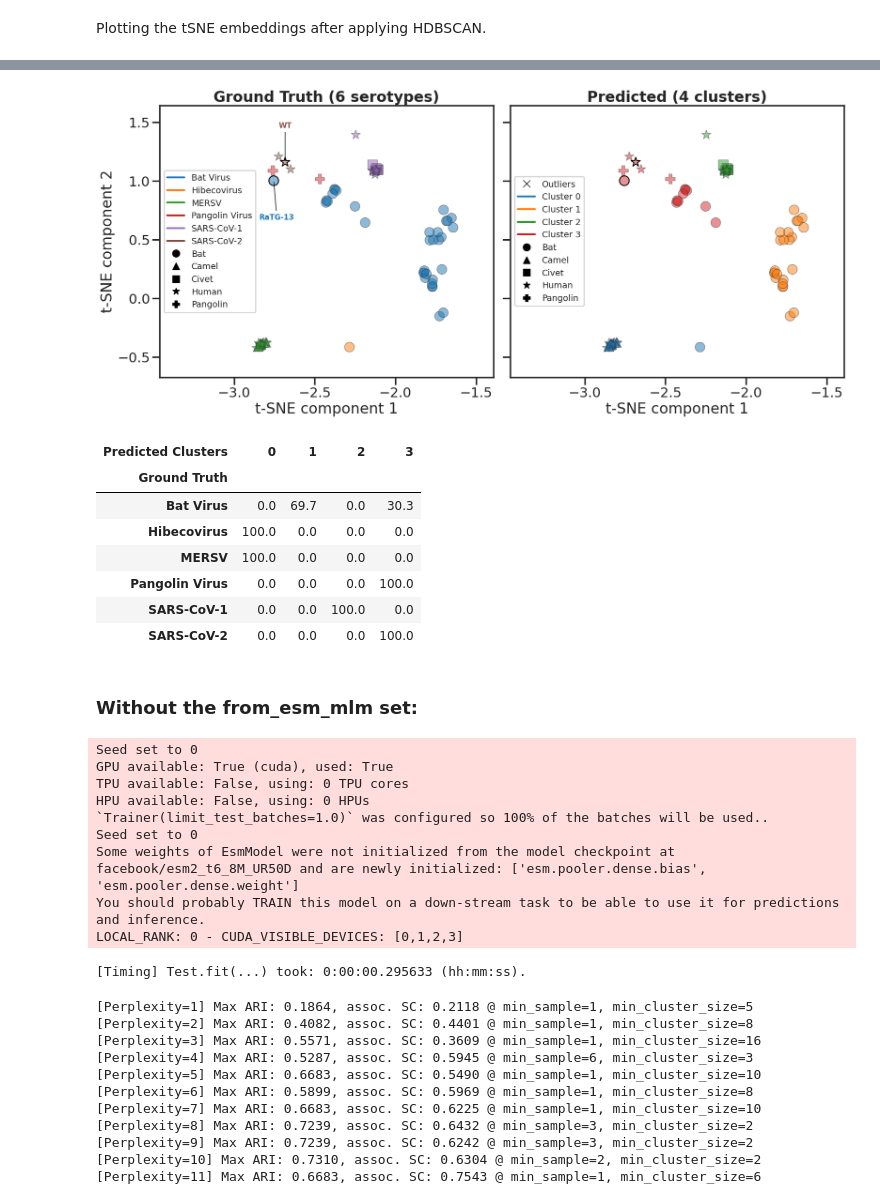
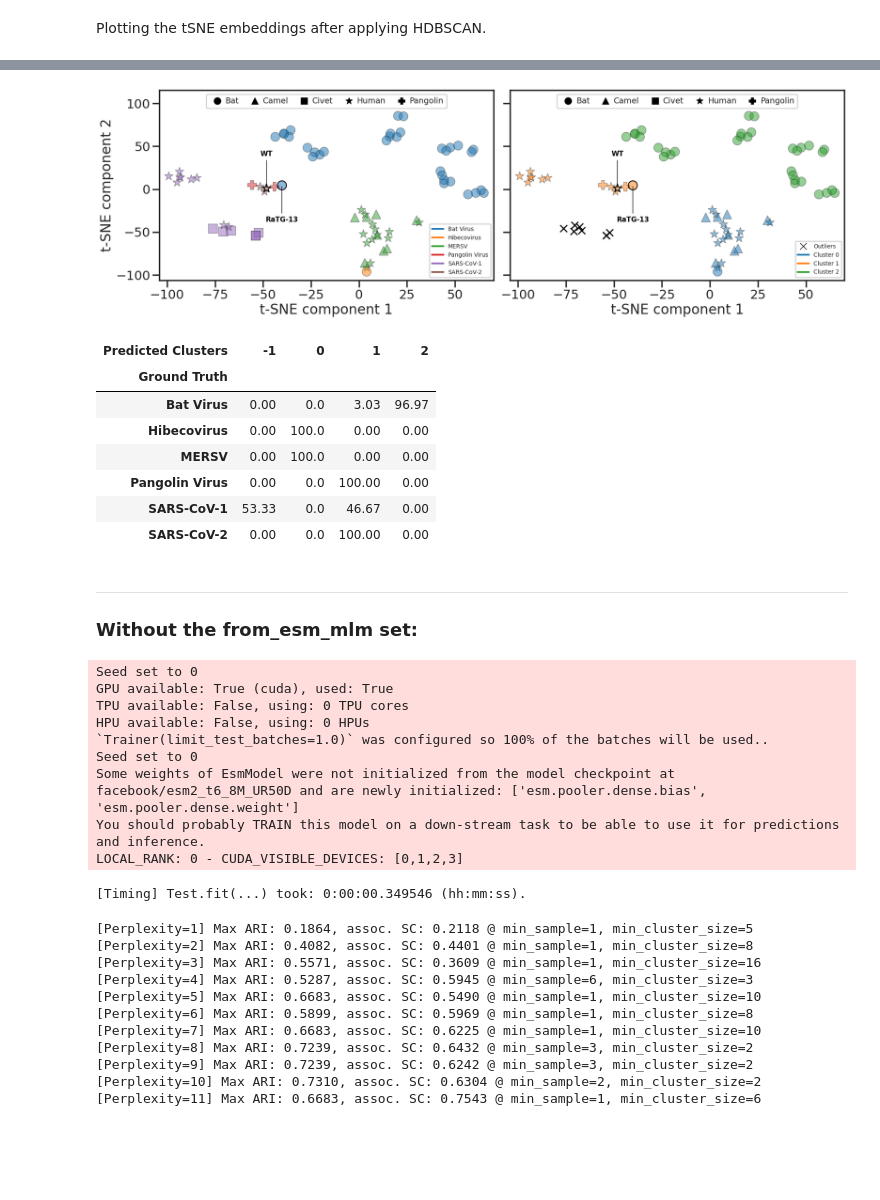
Before and after one commit to lanl/prime, a Jupyter notebook: notebooks/clustering/hdbscan_clustering-betacov.ipynb, the cells around one changed output, grey strips where cells are left out. Saved outputs shown, nothing was run; the diff lists cells and outputs as text; code cells hidden in the pictures; blank space fills up the shorter version.

Commit message:
add betacov clustering

```diff
--- a/notebooks/clustering/hdbscan_clustering-betacov.ipynb
+++ b/notebooks/clustering/hdbscan_clustering-betacov.ipynb
@@ -486,7 +486,8 @@ def plot_groundtruth_prediction_1x2(embedding_matrix, info_df, hdb_labels, annot
 
     sns.set_style('ticks')
     sns.set_context("poster")
-    fig, axs = plt.subplots(1, 2, figsize=(20, 8), sharey=True)
+    fig, axs = plt.subplots(1, 2, figsize=(21.5, 6), sharey=True)
+    # fig, axs = plt.subplots(1, 2, figsize=(20, 8), sharey=True)
     fig.subplots_adjust(wspace=0.05)  # Reduce the horizontal space between subplots
 
     #####################################################
@@ -522,14 +523,14 @@ def plot_groundtruth_prediction_1x2(embedding_matrix, info_df, hdb_labels, annot
             axs[0].annotate(
                 label,
                 (x, y), xytext=(x_offset, y_offset), textcoords='offset points',
-                color=variant_color_dict[row['Variant']],
+                color='k',
                 fontsize=12, fontweight='bold', ha='center', va='center',
                 arrowprops=dict(arrowstyle="-", color='k', lw=1)
             )
 
-    axs[0].set_title(f"Ground Truth ({len(unique_variants)} serotypes)", ha='center', fontweight='bold')
-    axs[0].set_xlim((plot_df['t-SNE component 1'].min()-x_min_width_buffer, plot_df['t-SNE component 1'].max()+0.25))
-    axs[0].set_ylim(plot_df['t-SNE component 2'].min()-0.25, plot_df['t-SNE component 2'].max()+0.25),
+    #axs[0].set_title(f"Ground Truth ({len(unique_variants)} serotypes)", ha='center', fontweight='bold')
+    axs[0].set_xlim((plot_df['t-SNE component 1'].min()-x_min_width_buffer, plot_df['t-SNE component 1'].max()+5))
+    axs[0].set_ylim(plot_df['t-SNE component 2'].min()-10, plot_df['t-SNE component 2'].max()+30),
 
     # Legend
     host_handles = [
@@ -540,8 +541,10 @@ def plot_groundtruth_prediction_1x2(embedding_matrix, info_df, hdb_labels, annot
         plt.Line2D([0], [0], color=variant_color_dict[variant], label=f'{variant}')
         for variant in unique_variants
     ]
-    axs[0].legend(handles=variant_handles+host_handles)
-    sns.move_legend(axs[0], "center left", fontsize=14)
+    # axs[0].legend(handles=variant_handles+host_handles)
+    host_legend = axs[0].legend(handles=host_handles, ncol=5, columnspacing=1, handletextpad=0, loc="upper center", fontsize=14)
+    variant_legend = axs[0].legend(handles=variant_handles, ncol=1, loc="lower right", fontsize=10)
+    axs[0].add_artist(host_legend)
 
     # #####################################################
 
@@ -582,8 +585,24 @@ def plot_groundtruth_prediction_1x2(embedding_matrix, info_df, hdb_labels, annot
         ax=axs[1]
     )
 
-    axs[1].set_title(f"Predicted ({len(unique_clusters[unique_clusters != -1])} clusters)", ha='center', fontweight='bold')
-    axs[1].set_xlim((plot_df['t-SNE component 1'].min()-x_min_width_buffer, plot_df['t-SNE component 1'].max()+0.25))
+    # Annotate points
+    for idx, row in annotate_df.iterrows():
+        if row['Seq ID'] in annotation_labels:  # Only annotate specified labels
+            x, y = row['t-SNE component 1'], row['t-SNE component 2']
+            if row['Seq ID'] == 'MN908947': label = "WT"
+            if row['Seq ID'] == 'MN996532': label = "RaTG-13"
+            x_offset, y_offset = annotation_labels.get(row['Seq ID'])
+
+            axs[1].annotate(
+                label,
+                (x, y), xytext=(x_offset, y_offset), textcoords='offset points',
+                color='k',
+                fontsize=12, fontweight='bold', ha='center', va='center',
+                arrowprops=dict(arrowstyle="-", color='k', lw=1)
+            )
+
+    #axs[1].set_title(f"Predicted ({len(unique_clusters[unique_clusters != -1])} clusters)", ha='center', fontweight='bold')
+    axs[1].set_xlim((plot_df['t-SNE component 1'].min()-x_min_width_buffer, plot_df['t-SNE component 1'].max()+5))
 
     # Legend
     host_handles = [
@@ -595,9 +614,10 @@ def plot_groundtruth_prediction_1x2(embedding_matrix, info_df, hdb_labels, annot
         plt.Line2D([0], [0], color=cluster_color_dict[cluster], label=f'Cluster {cluster}')
         for cluster in unique_clusters if cluster != -1
     ]
-    axs[1].legend(handles=cluster_handles+host_handles)
-    sns.move_legend(axs[1], "center left", fontsize=14)
-
+    #axs[1].legend(handles=cluster_handles+host_handles)
+    host_legend = axs[1].legend(handles=host_handles, ncol=5, columnspacing=1, handletextpad=0, loc="upper center", fontsize=14)
+    cluster_legend = axs[1].legend(handles=cluster_handles, ncol=1, loc="lower right", fontsize=10)
+    axs[1].add_artist(host_legend)
     #####################################################
 
     plt.savefig(f"{save_as}.pdf", format="pdf", dpi=300, bbox_inches='tight')
@@ -605,7 +625,7 @@ def plot_groundtruth_prediction_1x2(embedding_matrix, info_df, hdb_labels, annot
     plt.show()
 
 min_samples=1
-min_cluster_size=12
+min_cluster_size=11
 
 # Cluster
 hdb_labels = hdbscan.HDBSCAN(
@@ -623,9 +643,9 @@ save_as = f"BETACOV.from-esm-mlm.tSNE-perp{perplexity}.HDBSCAN-ms{min_samples}_m
 # Call the function
 annotation_labels = {
     'MN908947': (0, 60),
-    'MN996532': (5, -60),
+    'MN996532': (0, -60),
 }
-plot_groundtruth_prediction_1x2(embedding_matrix_reduced, info_df, hdb_labels, annotation_labels, save_as, x_min_width_buffer=0.6, colormap="tab10")
+plot_groundtruth_prediction_1x2(embedding_matrix_reduced, info_df, hdb_labels, annotation_labels, save_as, x_min_width_buffer=5, colormap="tab10")
 
 # Create the truth table
 truth_table_percent = pd.crosstab(info_df["variant"], hdb_labels,
@@ -655,13 +675,14 @@ min_sample 1, min_cluster_size 12: Adjusted Rand Index: 0.73, Silhouette Coeffic
-[figure, old version]
+[figure, new version]
-| Predicted Clusters | 0 | 1 | 2 | 3 |
+| Predicted Clusters | -1 | 0 | 1 | 2 |
 | Ground Truth |  |  |  |  |
-| Bat Virus | 0.0 | 69.7 | 0.0 | 30.3 |
-| Hibecovirus | 100.0 | 0.0 | 0.0 | 0.0 |
-| MERSV | 100.0 | 0.0 | 0.0 | 0.0 |
-| Pangolin Virus | 0.0 | 0.0 | 0.0 | 100.0 |
-| SARS-CoV-1 | 0.0 | 0.0 | 100.0 | 0.0 |
-| SARS-CoV-2 | 0.0 | 0.0 | 0.0 | 100.0 |
+| Bat Virus | 0.00 | 0.0 | 3.03 | 96.97 |
+| Hibecovirus | 0.00 | 100.0 | 0.00 | 0.00 |
+| MERSV | 0.00 | 100.0 | 0.00 | 0.00 |
+| Pangolin Virus | 0.00 | 0.0 | 100.00 | 0.00 |
+| SARS-CoV-1 | 53.33 | 0.0 | 46.67 | 0.00 |
+| SARS-CoV-2 | 0.00 | 0.0 | 100.00 | 0.00 |
 # %% [markdown]
+---
 ### Without the from_esm_mlm set:
 # %%
 seed = 0
@@ -690,7 +711,7 @@ dm.setup("test")
 model = LightningProteinEsmEmbedder(
     max_len = dm.test_dataset.max_len + 2, # Account for CLS, EOS tokens
     csv_file = os.path.join(data_dir, "betacoronavirus_seq.csv"),
-    esm_version = "facebook/esm2_t6_8M_UR50D"
+    esm_version = "facebook/esm2_t6_8M_UR50D",
 )
 
 start_time = time.perf_counter()
@@ -707,7 +728,7 @@ Seed set to 0
 Some weights of EsmModel were not initialized from the model checkpoint at facebook/esm2_t6_8M_UR50D and are newly initialized: ['esm.pooler.dense.bias', 'esm.pooler.dense.weight']
 You should probably TRAIN this model on a down-stream task to be able to use it for predictions and inference.
 LOCAL_RANK: 0 - CUDA_VISIBLE_DEVICES: [0,1,2,3]
-[Timing] Test.fit(...) took: 0:00:00.295633 (hh:mm:ss).
+[Timing] Test.fit(...) took: 0:00:00.349546 (hh:mm:ss).
 # %%
 # Load in the data
 data_dir = "../../data/betacov"
```
Also changed, not shown: parts of 5 cells of this notebook, 6 other files.
